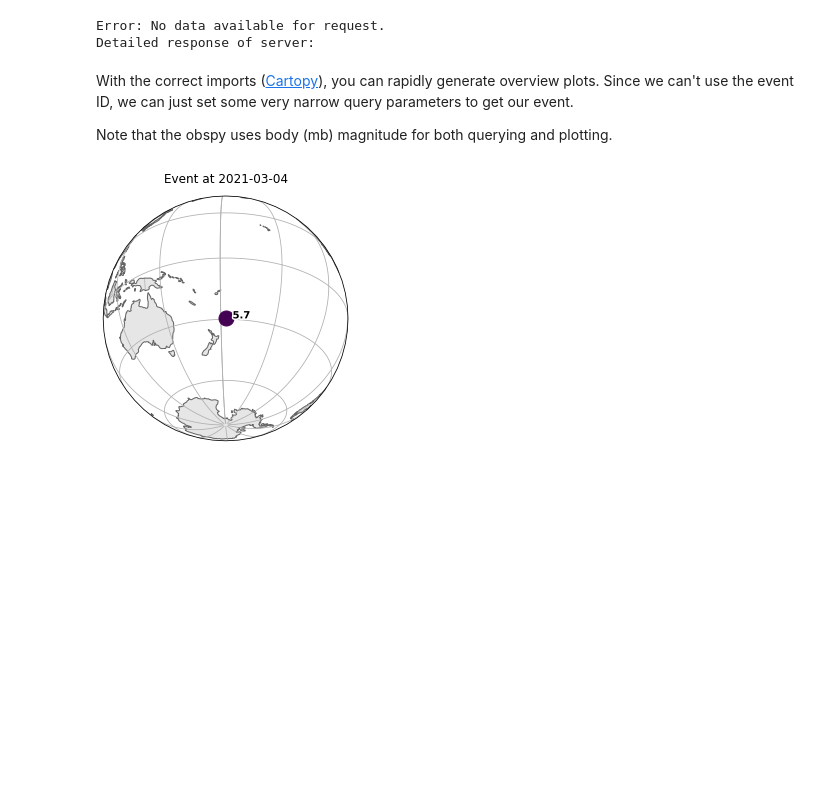
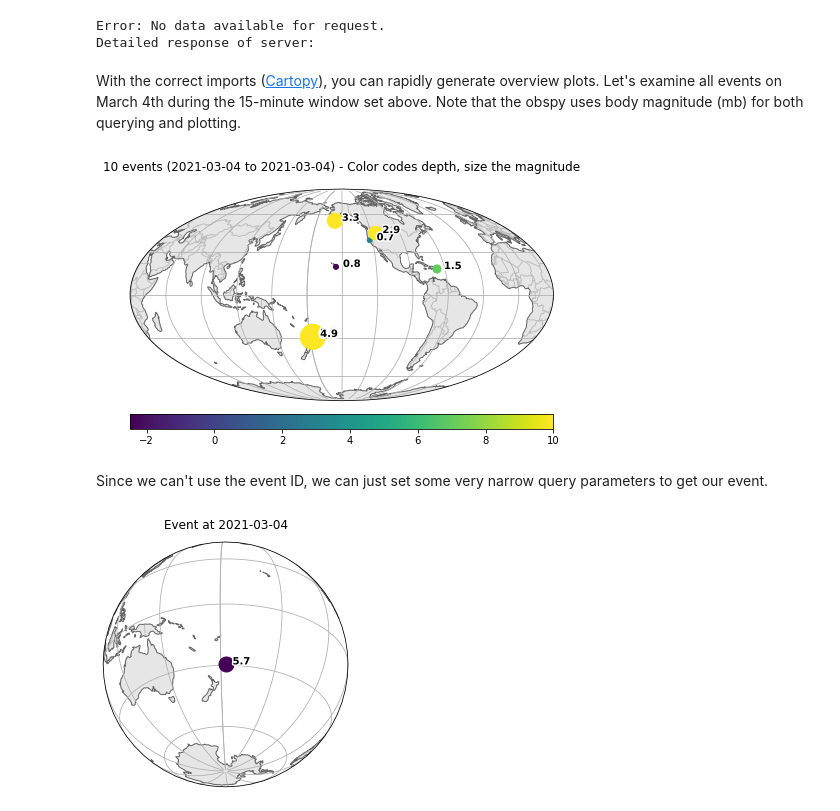
Before and after one commit to TimNagle-McNaughton/USGS, a Jupyter notebook: Syngine_example.ipynb, the cells around one changed output. Cells and saved outputs as stored; diff of their text form; code cells hidden in the pictures; blank space fills up the shorter version.

```diff
--- a/Syngine_example.ipynb
+++ b/Syngine_example.ipynb
@@ -117,9 +129,17 @@ except Exception as error:
 Error: No data available for request.
 Detailed response of server:
 # %% [markdown]
-With the correct imports ([Cartopy](https://scitools.org.uk/cartopy/docs/latest/)), you can rapidly generate overview plots. Since we can't use the event ID, we can just set some very narrow query parameters to get our event.
-
-Note that the obspy uses body (mb) magnitude for both querying and plotting.
+With the correct imports ([Cartopy](https://scitools.org.uk/cartopy/docs/latest/)), you can rapidly generate overview plots. Let's examine all events on March 4th during the 15-minute window set above. Note that the obspy uses body magnitude (mb) for both querying and plotting.
+# %%
+# get all the events between our start and end times
+events = irisClient.get_events(starttime=starttime, endtime=endtime)
+
+# plot. Note the semicolon--it prevents auto-outputs with matplotlib in notebooks
+events.plot(projection="global");
+# %% [output]
+[figure, added]
+# %% [markdown]
+Since we can't use the event ID, we can just set some very narrow query parameters to get our event.
 # %%
 # use narrow time ranges to get the event we want
 event = irisClient.get_events(starttime=starttime, endtime=endtime, minmagnitude=5.5)
```
Also changed, not shown: parts of 10 cells of this notebook.
